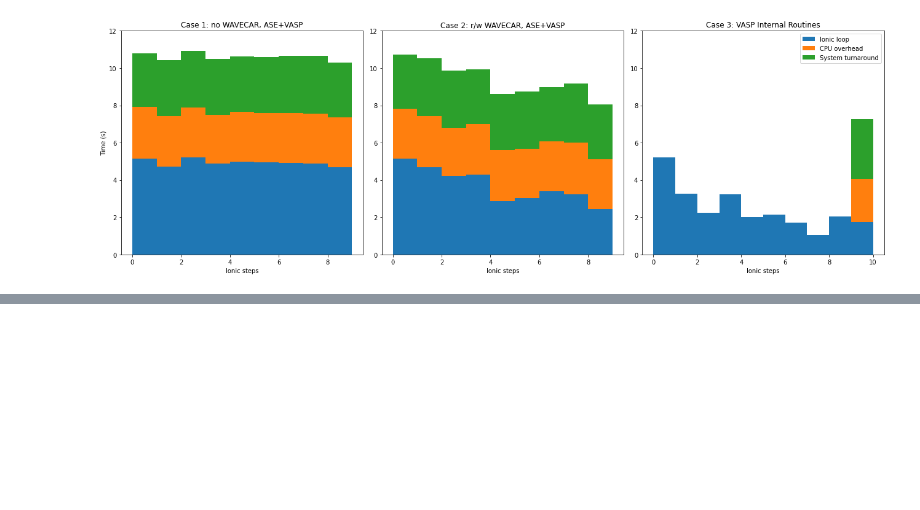
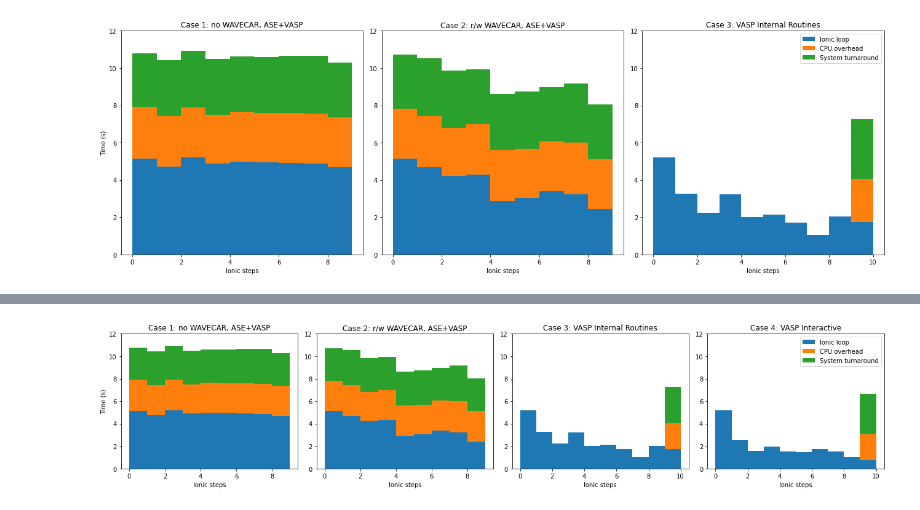
Before and after one commit to ulissigroup/vasp-interactive, a Jupyter notebook: tutorials/00-vasp-overhead.ipynb, the cells around one changed output, grey strips where cells are left out. Drawn from its saved outputs; the diff is of its cells as text; code cells hidden in the pictures; blank space fills up the shorter version.

```diff
--- a/tutorials/00-vasp-overhead.ipynb
+++ b/tutorials/00-vasp-overhead.ipynb
@@ -261,0 +265,15 @@ plt.savefig("ex00-time-profile.png", dpi=600)
+# %%
+%%capture out
+# CASE 4 -- VaspInteractive
+from vasp_interactive import VaspInteractive
+
+new_vasp_params = vasp_params.copy()
+new_vasp_params.update(nsw=10)
+atoms = atoms_base.copy()
+calc = VaspInteractive(directory="sandbox/overhead/vpi", **new_vasp_params)
+with calc:
+    atoms.calc = calc
+    dyn = BFGS(atoms)
+    dyn.run(fmax=0.1)
+
+time_prof_4 = parse_outcar_time("sandbox/overhead/vpi/OUTCAR")
@@ -261,0 +295,68 @@ plt.savefig("ex00-time-profile.png", dpi=600)
+# %%
+import matplotlib.pyplot as plt
+import numpy as np
+
+plt.cla()
+plt.figure(figsize=(18, 4))
+# Case 1
+plt.subplot(141)
+x = range(len(time_prof_1[0]) + 1)
+y1 = np.array(time_prof_1[0])
+y2 = np.array(time_prof_1[1])
+y3 = np.array(time_prof_1[2])
+plt.stairs(y1, x, fill=True, zorder=-1)
+plt.stairs(y2, x, fill=True, zorder=-2)
+plt.stairs(y3, x, fill=True, zorder=-3)
+plt.ylim([0, 12])
+plt.xlabel("Ionic steps")
+plt.ylabel("Time (s)")
+plt.title("Case 1: no WAVECAR, ASE+VASP")
+
+# Case 2
+plt.subplot(142)
+x = range(len(time_prof_2[0]) + 1)
+y1 = np.array(time_prof_2[0])
+y2 = np.array(time_prof_2[1])
+y3 = np.array(time_prof_2[2])
+plt.stairs(y1, x, fill=True, zorder=-1)
+plt.stairs(y2, x, fill=True, zorder=-2)
+plt.stairs(y3, x, fill=True, zorder=-3)
+plt.ylim([0, 12])
+plt.xlabel("Ionic steps")
+plt.title("Case 2: r/w WAVECAR, ASE+VASP")
+
+# Case 3
+plt.subplot(143)
+x = range(len(time_prof_3[0]) + 1)
+y1 = np.array(time_prof_3[0])
+y2 = y1.copy()
+y2[-1] += time_prof_3[1][0] - np.sum(y1)
+y3 = y1.copy()
+y3[-1] += time_prof_3[2][0] - np.sum(y1)
+plt.stairs(y1, x, fill=True, zorder=-1, label="Ionic loop")
+plt.stairs(y2, x, fill=True, zorder=-2, label="CPU overhead")
+plt.stairs(y3, x, fill=True, zorder=-3, label="System turnaround")
+plt.ylim([0, 12])
+plt.xlabel("Ionic steps")
+plt.title("Case 3: VASP Internal Routines")
+# plt.legend()
+
+# Case 4
+plt.subplot(144)
+x = range(len(time_prof_4[0]) + 1)
+y1 = np.array(time_prof_4[0])
+y2 = y1.copy()
+y2[-1] += time_prof_4[1][0] - np.sum(y1)
+y3 = y1.copy()
+y3[-1] += time_prof_4[2][0] - np.sum(y1)
+plt.stairs(y1, x, fill=True, zorder=-1, label="Ionic loop")
+plt.stairs(y2, x, fill=True, zorder=-2, label="CPU overhead")
+plt.stairs(y3, x, fill=True, zorder=-3, label="System turnaround")
+plt.ylim([0, 12])
+plt.xlabel("Ionic steps")
+plt.title("Case 4: VASP Interactive")
+plt.legend()
+
+plt.tight_layout()
+plt.savefig("ex00-time-profile-with-vpi.png", dpi=600)
+# %% [output]
@@ -261,0 +364 @@ plt.savefig("ex00-time-profile.png", dpi=600)
+[figure, added]
```
Also changed, not shown: parts of 5 cells of this notebook.
